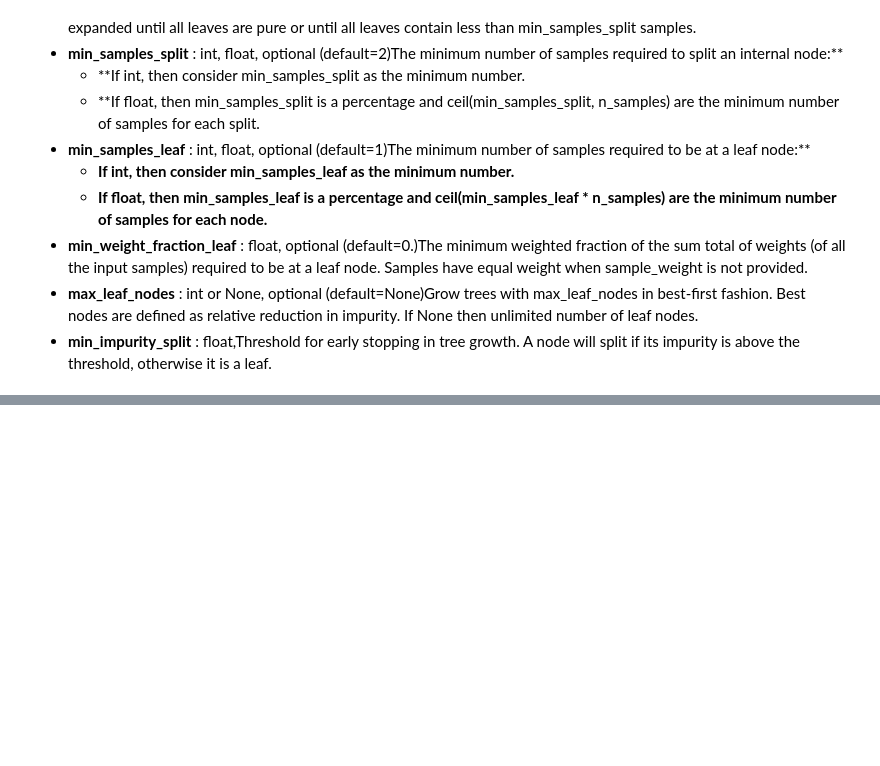
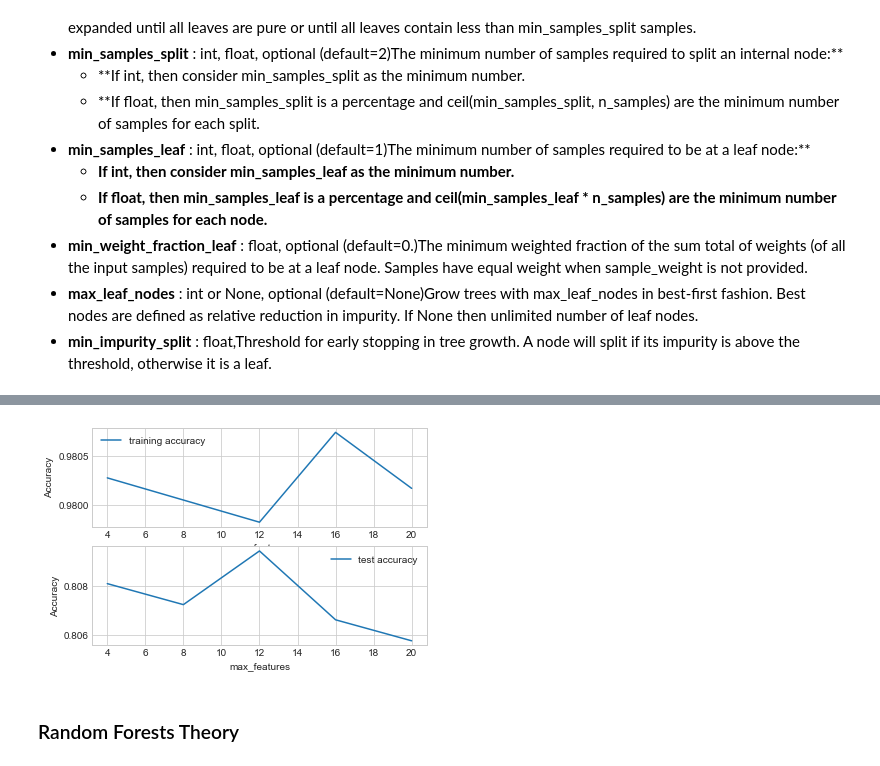
Before and after one commit to SivaLokam/RandomForests, a Jupyter notebook: Random_Forests+Predict+Customer_Default.ipynb, the cells around one changed output, grey strips where cells are left out. Cells and saved outputs as stored; diff of their text form; code cells hidden in the pictures; blank space fills up the shorter version.

```diff
--- a/Random_Forests+Predict+Customer_Default.ipynb
+++ b/Random_Forests+Predict+Customer_Default.ipynb
@@ -289,0 +369,10 @@ The following hyperparameters are present in a random forest classifier. Note th
+# %%
+n_folds = 5
+
+parameters = {'max_features':range(4,24,4)}
+
+# instantiate the model
+clf = RandomForestClassifier()
+
+rf = GridSearchCV(clf,parameters,cv = n_folds,scoring="accuracy")
+rf.fit(X_train,y_train)
@@ -289,0 +392,4 @@ The following hyperparameters are present in a random forest classifier. Note th
+# %%
+# scores of GridSearch CV
+scores = rf.cv_results_
+pd.DataFrame(scores).head()
@@ -289,0 +404,22 @@ The following hyperparameters are present in a random forest classifier. Note th
+# %%
+# plotting accuracies with n_estimators
+plt.figure()
+plt.subplot(2,1,1)
+plt.plot(scores["param_max_features"],
+         scores["mean_train_score"],
+         label="training accuracy")
+plt.xlabel("max_features")
+plt.ylabel("Accuracy")
+plt.legend()
+plt.subplot(2,1,2)
+plt.plot(scores["param_max_features"],
+         scores["mean_test_score"],
+         label="test accuracy")
+plt.xlabel("max_features")
+plt.ylabel("Accuracy")
+plt.legend()
+plt.show()
+# %% [output]
+[figure, added]
+# %% [markdown]
+### Random Forests Theory
```
Also changed, not shown: parts of 34 cells of this notebook.
